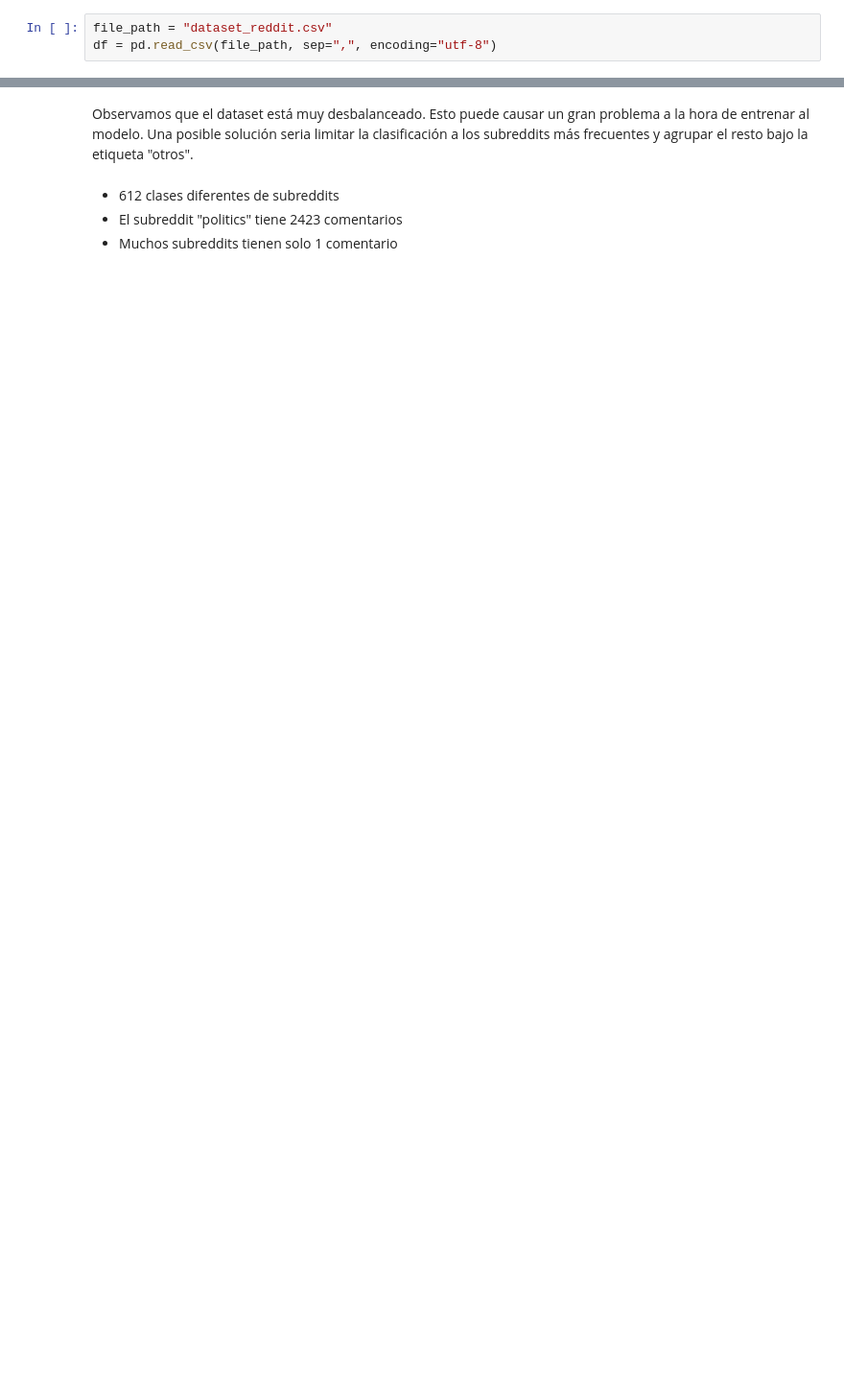
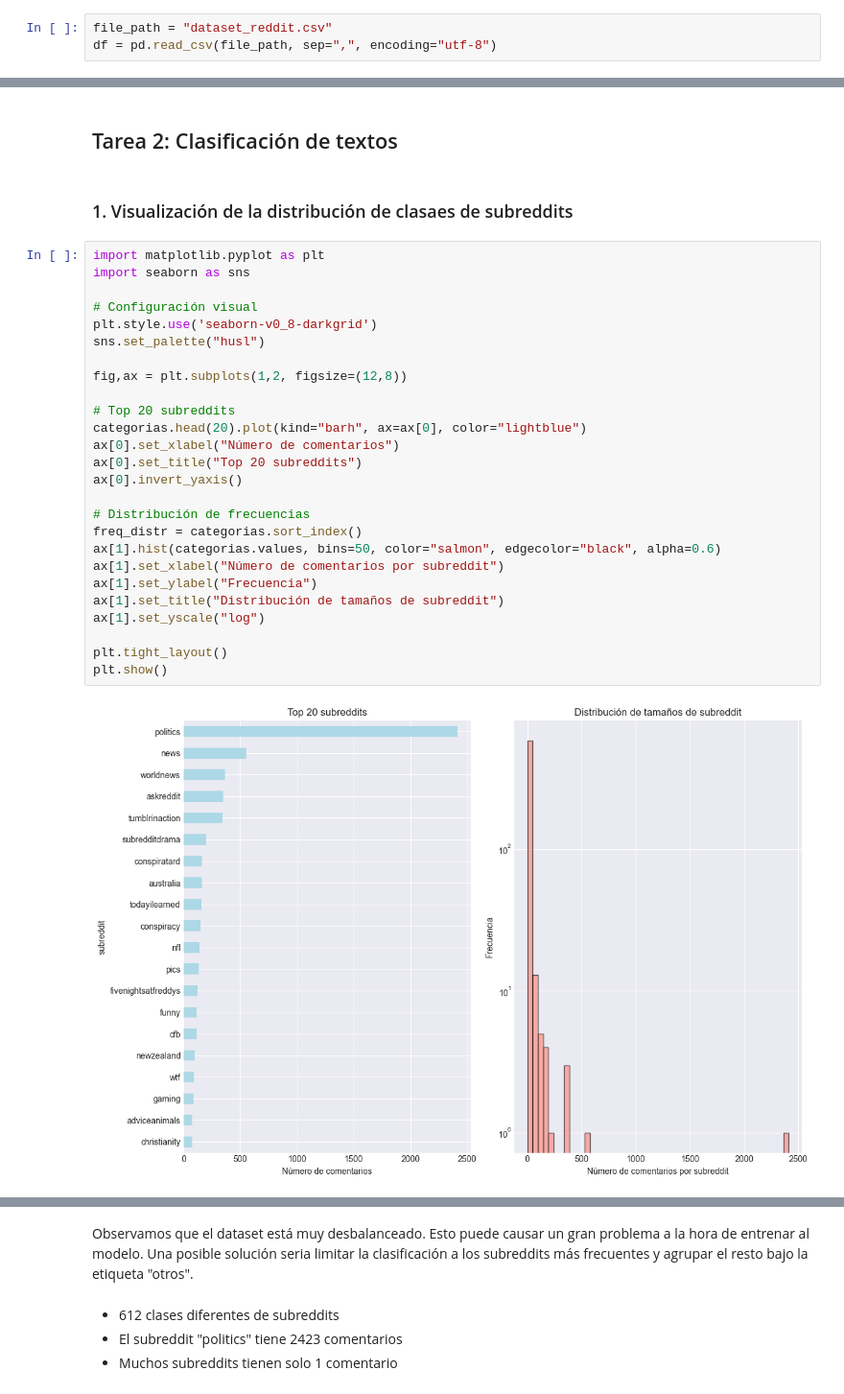
Before and after one commit to aiambo08/Procesamiento-del-lenguaje-natural, a Jupyter notebook: 1_clasificacion_grupo_3.ipynb, the cells around one changed output, grey strips where cells are left out. Shown at 96% size. Saved outputs shown, nothing was run; the diff lists cells and outputs as text; blank space fills up the shorter version.

```diff
--- a/1_clasificacion_grupo_3.ipynb
+++ b/1_clasificacion_grupo_3.ipynb
@@ -202,0 +223,32 @@ Valores vacíos o solo espacios en 'subreddit': 0
+# %% [markdown]
+## Tarea 2: Clasificación de textos
+# %% [markdown]
+### 1. Visualización de la distribución de clasaes de subreddits
+# %%
+import matplotlib.pyplot as plt
+import seaborn as sns
+
+# Configuración visual
+plt.style.use('seaborn-v0_8-darkgrid')
+sns.set_palette("husl")
+
+fig,ax = plt.subplots(1,2, figsize=(12,8))
+
+# Top 20 subreddits
+categorias.head(20).plot(kind="barh", ax=ax[0], color="lightblue")
+ax[0].set_xlabel("Número de comentarios")
+ax[0].set_title("Top 20 subreddits")
+ax[0].invert_yaxis()
+
+# Distribución de frecuencias
+freq_distr = categorias.sort_index()
+ax[1].hist(categorias.values, bins=50, color="salmon", edgecolor="black", alpha=0.6)
+ax[1].set_xlabel("Número de comentarios por subreddit")
+ax[1].set_ylabel("Frecuencia")
+ax[1].set_title("Distribución de tamaños de subreddit")
+ax[1].set_yscale("log")
+
+plt.tight_layout()
+plt.show()
+# %% [output]
+[figure, added]
```
Also changed, not shown: parts of 67 cells of this notebook.
